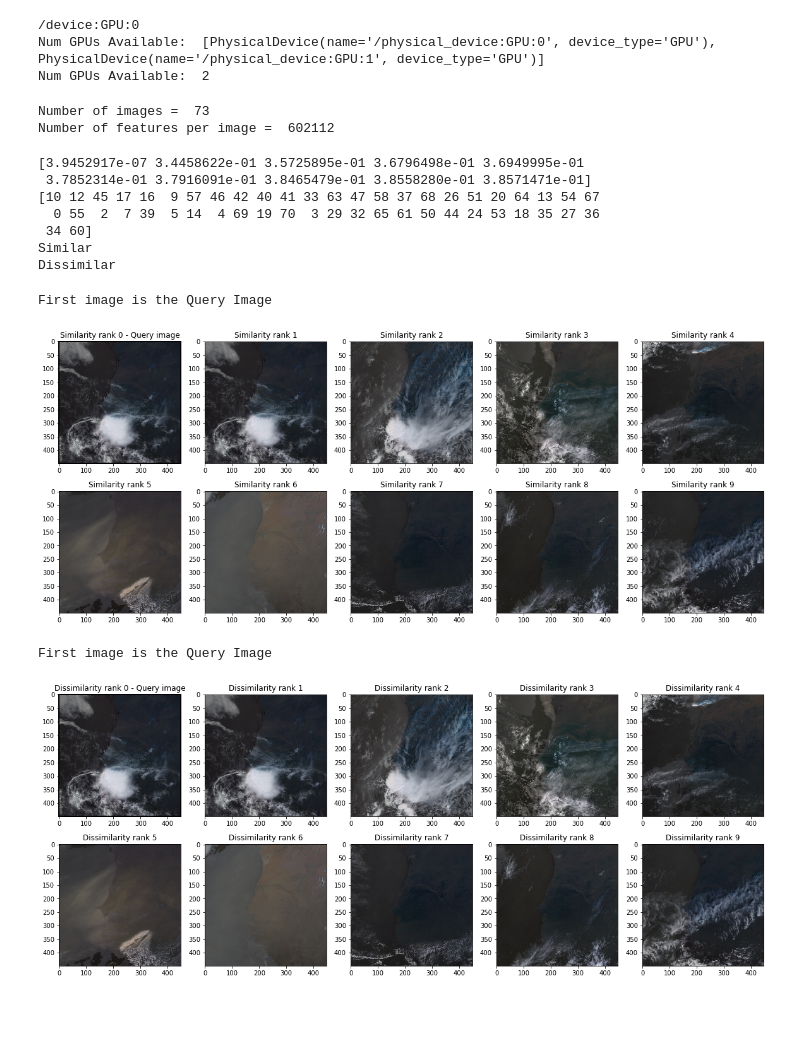
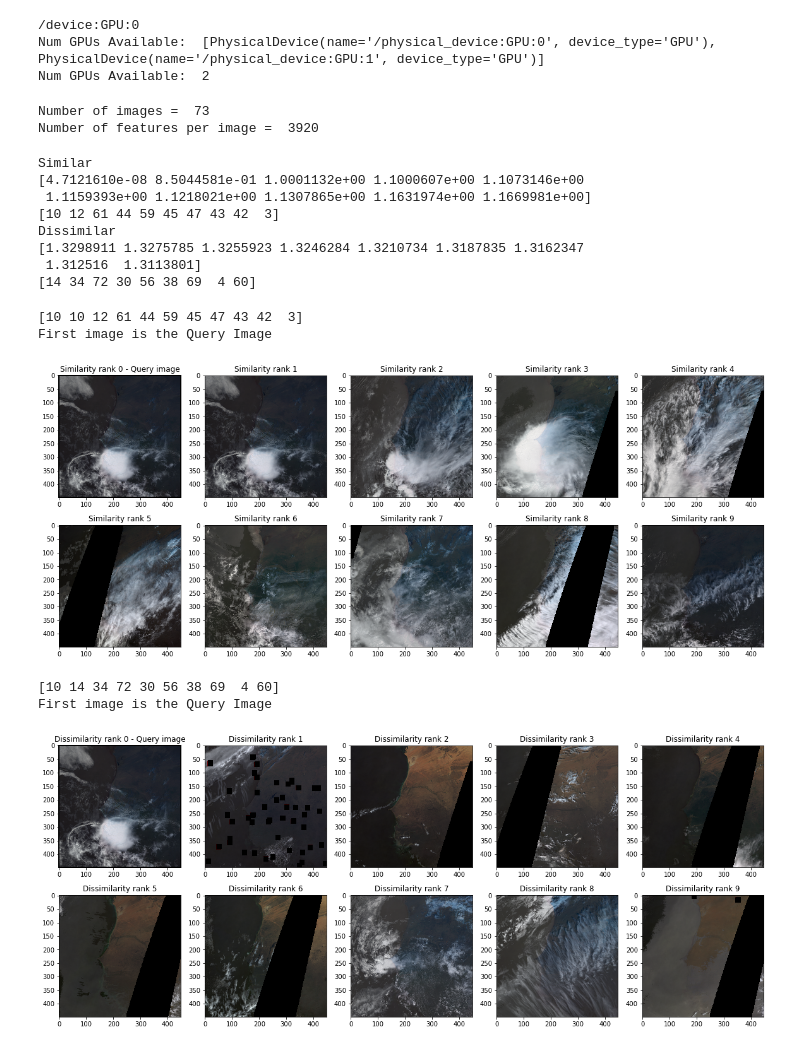
Before and after one commit to satyarth934/FDL2020_KnowledgeDiscoveryFramework, a Jupyter notebook: notebooks/Similarity.ipynb, the cells around one changed output. Saved outputs shown, nothing was run; the diff lists cells and outputs as text; code cells hidden in the pictures; blank space fills up the shorter version.

```diff
--- a/notebooks/Similarity.ipynb
+++ b/notebooks/Similarity.ipynb
@@ -48,16 +51,16 @@ Num GPUs Available:  2
 # DATA_PATH = "/home/satyarth934/data/modis_data_products/*/array_3bands_normalized/448/*"
 # DATA_PATH = "/home/satyarth934/data/modis_data_products/terra/array_3bands_adapted/448/mean_stdev_removed/*" # <- needs to be normalized
 DATA_PATH = "/home/satyarth934/data/modis_data_products/terra/array_3bands_adapted/448/median_removed/*" # <- needs to be normalized
-MODEL_NAME = "baseAE_median"
+MODEL_NAME = "baseAE_orig_mean_median"
 BASE_DIR = "/home/satyarth934/code/FDL_2020/"
 NORMALIZE = True
-SAVE_FILES = False
+SAVE_FILES = True
 
 OUTPUT_MODEL_PATH = BASE_DIR + "Models/" + MODEL_NAME
 TENSORBOARD_LOG_DIR = BASE_DIR + "tb_logs/" + MODEL_NAME
 ACTIVATION_IMG_PATH = BASE_DIR + "activation_viz/" + MODEL_NAME
-PATH_LIST = BASE_DIR + "Features/" + MODEL_NAME + "_filenames.pkl"
-FEATURES_OUTPUT = BASE_DIR + "Features/" + MODEL_NAME + "_features.pkl"
+PATH_LIST = BASE_DIR + "Features/" + MODEL_NAME + "/filenames.pkl"
+FEATURES_OUTPUT = BASE_DIR + "Features/" + MODEL_NAME + "/features.pkl"
 
 NUM_EPOCHS = 200
 # %%
@@ -70,38 +73,35 @@ print("Number of images = ", num_images)
 print("Number of features per image = ", num_features_per_image)
 # %% [output]
 Number of images =  73
-Number of features per image =  602112
+Number of features per image =  3920
 # %%
 # Use scikit-learn to find Nearest Neighbors
 neighbors = NearestNeighbors(n_neighbors=50,
                              algorithm='brute',
                              metric='euclidean').fit(feature_list)
 # %%
-# Visually checking the images
+# Visually checking the first 10 most similar/dissimilar images
 random_index = 10
 # KNN distance to all the neighbors with the reference image
 distances, indices = neighbors.kneighbors([feature_list[random_index]])
-print(distances[0][:10])
-
-print(indices[0])
-# sorted_idx = np.argsort(distances[0])        # sorting the index to get the image with min distance
 
 # Similar
-similar_idxs = indices[:10]
+similar_idxs = indices[0][:10]
 print("Similar")
-# print(distances[0][similar_idxs])         # index of interest
-# print(indices[0][similar_idxs])           # the selected distances
+print(distances[0][:10])         # index of interest
+print(similar_idxs)           # the selected distances
 
 # Dissimilar
-dissimilar_idxs = indices[-1:-10:-1]
+dissimilar_idxs = indices[0][-1:-10:-1]
 print("Dissimilar")
-# print(distances[0][dissimilar_idxs])         # index of interest
-# print(indices[0][dissimilar_idxs])           # the selected distances
+print(distances[0][-1:-10:-1])         # index of interest
+print(dissimilar_idxs)           # the selected distances
 # %% [output]
-[3.9452917e-07 3.4458622e-01 3.5725895e-01 3.6796498e-01 3.6949995e-01
- 3.7852314e-01 3.7916091e-01 3.8465479e-01 3.8558280e-01 3.8571471e-01]
-[10 12 45 17 16  9 57 46 42 40 41 33 63 47 58 37 68 26 51 20 64 13 54 67
-  0 55  2  7 39  5 14  4 69 19 70  3 29 32 65 61 50 44 24 53 18 35 27 36
- 34 60]
 Similar
+[4.7121610e-08 8.5044581e-01 1.0001132e+00 1.1000607e+00 1.1073146e+00
+ 1.1159393e+00 1.1218021e+00 1.1307865e+00 1.1631974e+00 1.1669981e+00]
+[10 12 61 44 59 45 47 43 42  3]
 Dissimilar
+[1.3298911 1.3275785 1.3255923 1.3246284 1.3210734 1.3187835 1.3162347
+ 1.312516  1.3113801]
+[14 34 72 30 56 38 69  4 60]
@@ -116,6 +109,7 @@ def normalize(mat):
 # SIMILAR IMAGES
 
 img_idx = np.append([random_index], similar_idxs)
+print(img_idx)
 
 filenames_selected = [X_test_paths[i] for i in img_idx]
 
@@ -126,7 +120,7 @@ fig, axs = plt.subplots(nrows=r, ncols=c, figsize=(4*c,4*r))
 print("First image is the Query Image")
 for i, filename in enumerate(filenames_selected):
     if NORMALIZE:
-        img = normalize(np.load(filename))
+        img = utils.normalize(np.load(filename))
     else:
         img = np.load(filename)
 
@@ -143,41 +137,45 @@ for i, filename in enumerate(filenames_selected):
         continue
 
 if SAVE_FILES:
-    fig.savefig(BASE_DIR + "Features/" + MODEL_NAME + "_similar.png")
+    fig.savefig(BASE_DIR + "Features/" + MODEL_NAME + "/similar.png")
 # %% [output]
+[10 10 12 61 44 59 45 47 43 42  3]
 First image is the Query Image
-[figure, old version]
+[figure, new version]
 # %%
 # DISSIMILAR IMAGES
 
 img_idx = np.append([random_index], dissimilar_idxs)
+print(img_idx)
+
 filenames_selected = [X_test_paths[i] for i in img_idx]
 
 r = 2; c = 5
 fig, axs = plt.subplots(nrows=r, ncols=c, figsize=(4*c,4*r))
 
 # Query Image
 print("First image is the Query Image")
 for i, filename in enumerate(filenames_selected):
     if NORMALIZE:
-        img = normalize(np.load(filename))
+        img = utils.normalize(np.load(filename))
     else:
         img = np.load(filename)
 
     try:
         if (i/c == 0 and i%c == 0):
             axs[int(i/c), i%c].set_title('Dissimilarity rank %d - Query image' % (i))
             for axis in ['top','bottom','left','right']:
                 axs[int(i/c), i%c].spines[axis].set_linewidth(2)
         else:
             axs[int(i/c), i%c].set_title('Dissimilarity rank %d' % (i))
 
         axs[int(i/c), i%c].imshow(img, interpolation='lanczos')
     except:
         continue
 
 if SAVE_FILES:
-    fig.savefig(BASE_DIR + "Features/" + MODEL_NAME + "_dissimilar.png")
+    fig.savefig(BASE_DIR + "Features/" + MODEL_NAME + "/dissimilar.png")
 # %% [output]
+[10 14 34 72 30 56 38 69  4 60]
 First image is the Query Image
-[figure, old version]
+[figure, new version]
```
Also changed, not shown: parts of 2 cells of this notebook, 3 other files.
